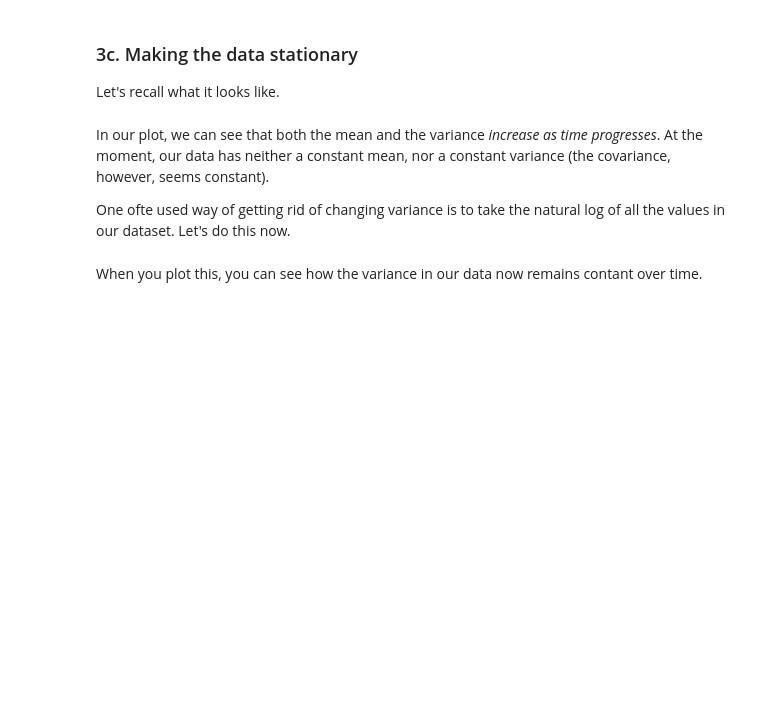
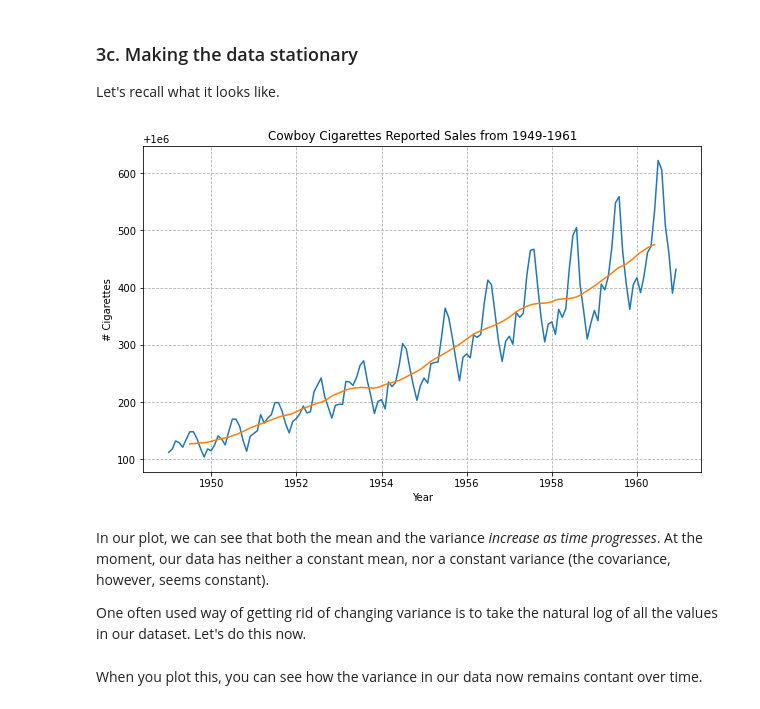
Before and after one commit to pablo-git8/Springboard-DS-Career-Track, a Jupyter notebook: Unit21-1_CowboyCigarretes_CS/Cowboy Cigarettes Case Study - Tier 3.ipynb, the cells around one changed output. Cells and saved outputs as stored; diff of their text form; code cells hidden in the pictures; blank space fills up the shorter version.

```diff
--- a/Unit21-1_CowboyCigarretes_CS/Cowboy Cigarettes Case Study - Tier 3.ipynb
+++ b/Unit21-1_CowboyCigarretes_CS/Cowboy Cigarettes Case Study - Tier 3.ipynb
@@ -350,4 +361,15 @@ _ _ _
+# %%
+plt.figure(figsize=(10,6))
+plt.plot(y, '-')
+plt.plot(decomposition.trend)
+plt.xlabel('Year')
+plt.ylabel('# Cigarettes')
+plt.title('Cowboy Cigarettes Reported Sales from 1949-1961')
+plt.grid(linestyle='--')
+plt.show()
+# %% [output]
+[figure, added]
 # %% [markdown]
 In our plot, we can see that both the mean and the variance *increase as time progresses*. At the moment, our data has neither a constant mean, nor a constant variance (the covariance, however, seems constant).
 
-One ofte  used way of getting rid of changing variance is to take the natural log of all the values in our dataset. Let's do this now.
+One often  used way of getting rid of changing variance is to take the natural log of all the values in our dataset. Let's do this now.
```
Also changed, not shown: parts of 16 cells of this notebook.
